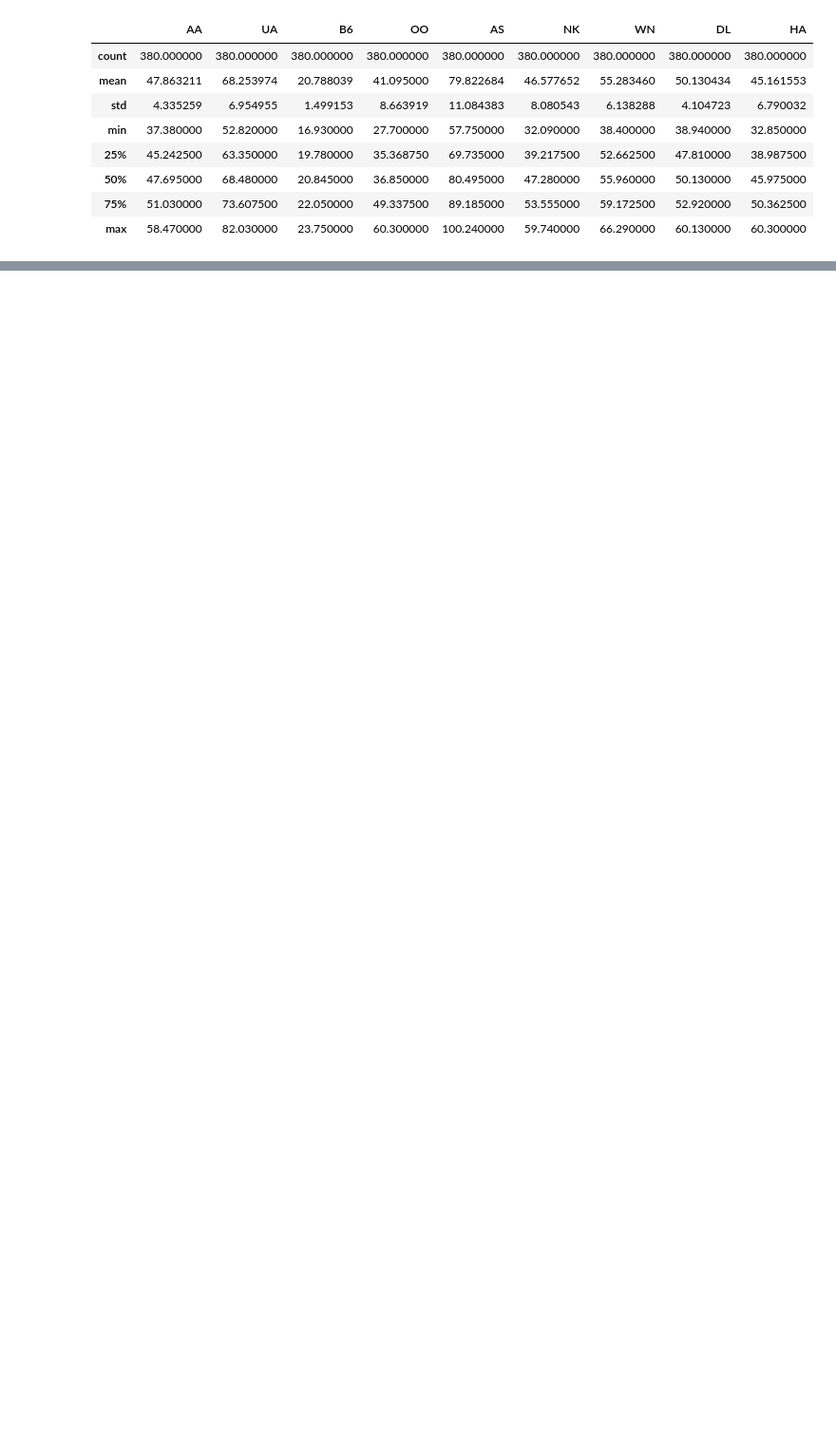
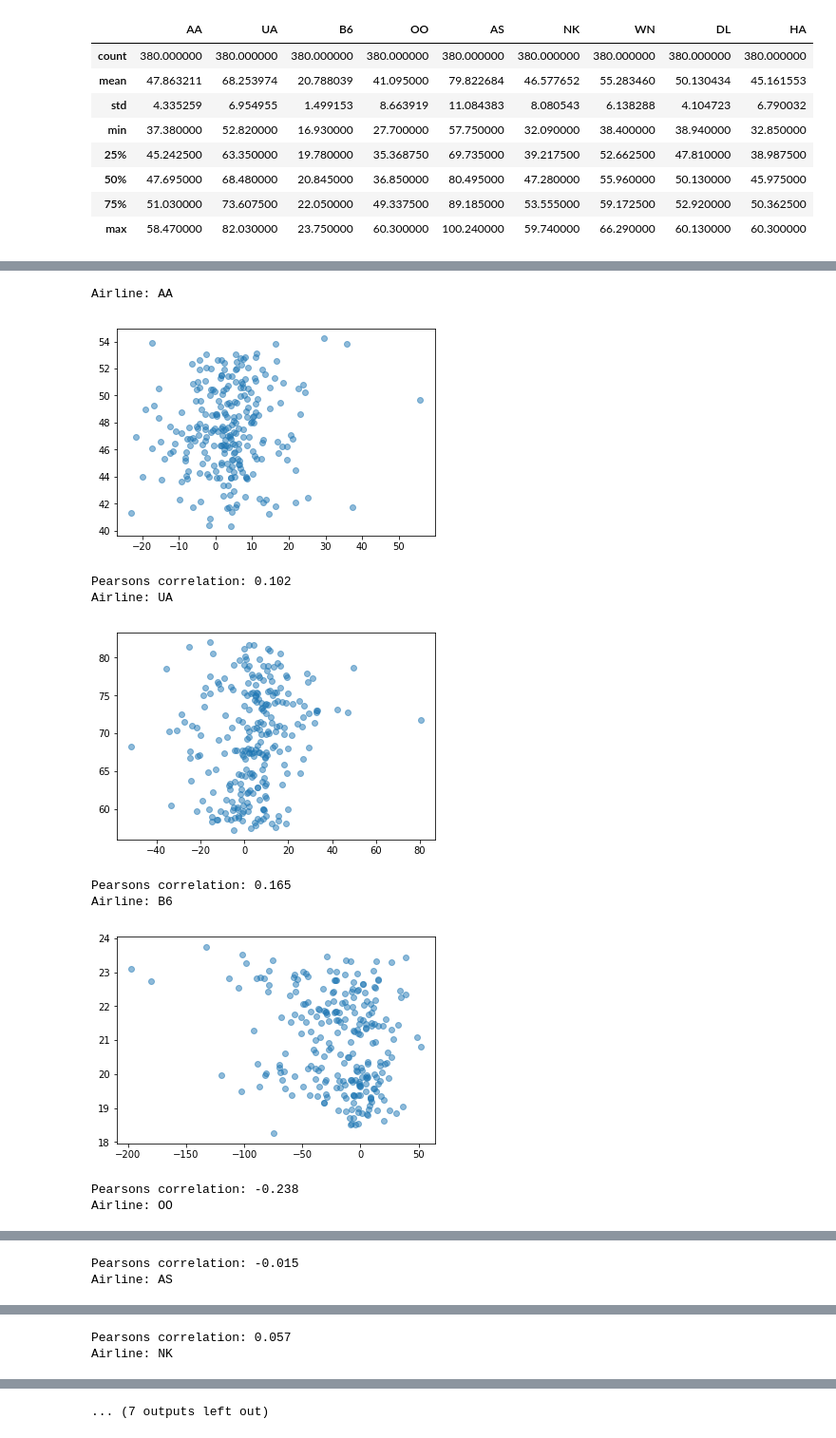
Before and after one commit to kessiezhang/DS4A_Women_Summit, a Jupyter notebook: Airline_traffic_stock_EDA.ipynb, the cells around one changed output, grey strips where cells are left out. Shown: that part at 95% size. Saved outputs shown, nothing was run; the diff lists cells and outputs as text; code cells hidden in the pictures; blank space fills up the shorter version.

```diff
--- a/Airline_traffic_stock_EDA.ipynb
+++ b/Airline_traffic_stock_EDA.ipynb
@@ -315,0 +126,2 @@ df_stock_prices_len.append(df_stock_prices_casc)
+# %%
+airline_traffic_stock=pd.merge(df_flight_traffic, df_stock_prices_long, on=['day','month','year','airline_id'])
@@ -315,0 +148,33 @@ df_stock_prices_len.append(df_stock_prices_casc)
+# %%
+airline_traffic_stock['departure_delay'] = airline_traffic_stock['actual_departure'] - \
+    airline_traffic_stock['scheduled_departure']
+# %%
+airline_traffic_stock['arrival_delay'] = airline_traffic_stock['actual_arrival'] - \
+    airline_traffic_stock['scheduled_arrival']
+# %%
+airline_traffic_stock['elapsed_delay'] = airline_traffic_stock['actual_elapsed'] - \
+    airline_traffic_stock['scheduled_elapsed']
+# %%
+for col in ['AA', 'UA', 'B6', 'OO', 'AS', 'NK', 'WN', 'DL', 'HA']:
+    print('Airline:', col)
+    airline_traffic_stock_temp = airline_traffic_stock.loc[airline_traffic_stock.airline_id == col]
+    airline_traffic_stock_temp = airline_traffic_stock_temp.groupby(
+        ['year', 'month', 'day']).agg({'departure_delay': 'mean', 'stock_price': 'mean'})
+    airline_traffic_stock_temp = airline_traffic_stock_temp.reset_index()
+    plt.scatter(airline_traffic_stock_temp['departure_delay'],
+                airline_traffic_stock_temp['stock_price'], alpha=0.5)
+    plt.show()
+    corr, _ = pearsonr(
+        airline_traffic_stock_temp['departure_delay'], airline_traffic_stock_temp['stock_price'])
+    print('Pearsons correlation: %.3f' % corr)
+# %% [output]
+Airline: AA
+[figure, added]
+Pearsons correlation: 0.102
+Airline: UA
+[figure, added]
+Pearsons correlation: 0.165
+Airline: B6
+[figure, added]
+Pearsons correlation: -0.238
+Airline: OO
@@ -315,0 +182,2 @@ df_stock_prices_len.append(df_stock_prices_casc)
+Pearsons correlation: -0.015
+Airline: AS
@@ -315,0 +185,2 @@ df_stock_prices_len.append(df_stock_prices_casc)
+Pearsons correlation: 0.057
+Airline: NK
@@ -315,0 +188 @@ df_stock_prices_len.append(df_stock_prices_casc)
+... (7 outputs left out)
```
Also changed, not shown: parts of 26 cells of this notebook.
